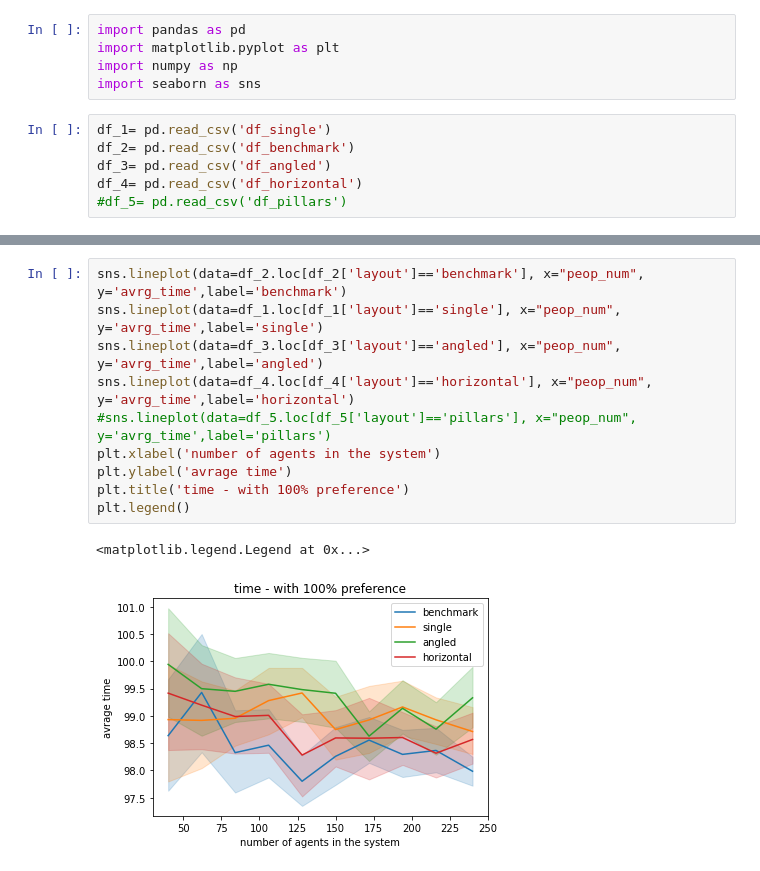
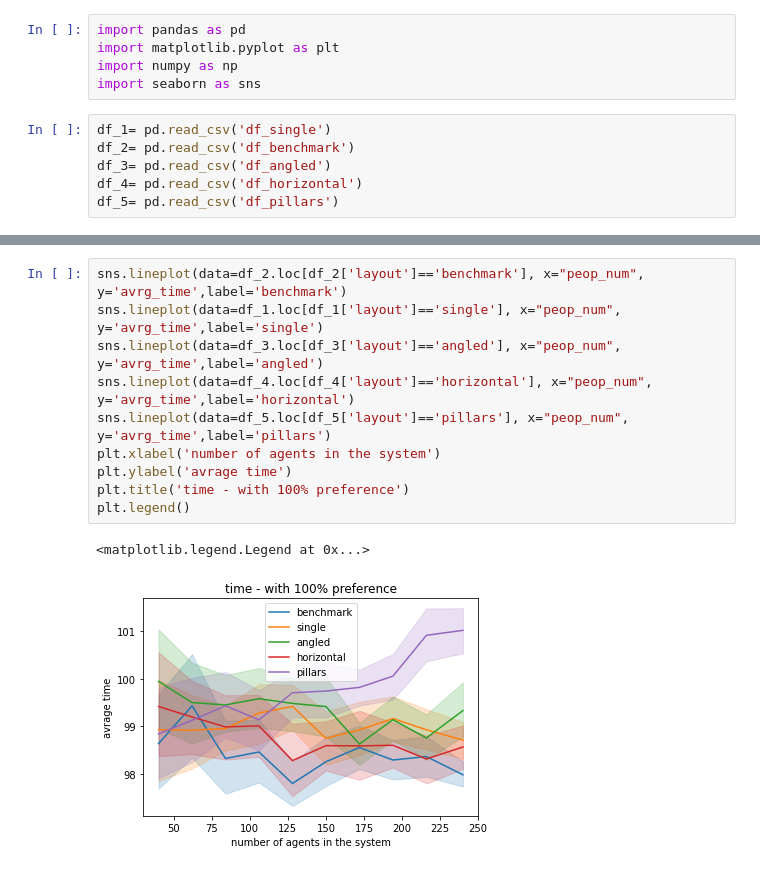
Before and after one commit to caterinaburanelli/CSS_socialforce, a Jupyter notebook: data_100/100% one side spawn.ipynb, the cells around one changed output, grey strips where cells are left out. Drawn from its saved outputs; the diff is of its cells as text.

```diff
--- a/data_100/100% one side spawn.ipynb
+++ b/data_100/100% one side spawn.ipynb
@@ -8,7 +8,7 @@ df_1= pd.read_csv('df_single')
 df_2= pd.read_csv('df_benchmark')
 df_3= pd.read_csv('df_angled')
 df_4= pd.read_csv('df_horizontal')
-#df_5= pd.read_csv('df_pillars')
+df_5= pd.read_csv('df_pillars')
 # %%
 sns.lineplot(data=df_2.loc[df_2['layout']=='benchmark'], x="peop_num", y='avrg_velocity',label='benchmark')
 sns.lineplot(data=df_1.loc[df_1['layout']=='single'], x="peop_num", y='avrg_velocity',label='single')
@@ -25,13 +25,13 @@ plt.legend()
 # %%
 sns.lineplot(data=df_2.loc[df_2['layout']=='benchmark'], x="peop_num", y='avrg_time',label='benchmark')
 sns.lineplot(data=df_1.loc[df_1['layout']=='single'], x="peop_num", y='avrg_time',label='single')
 sns.lineplot(data=df_3.loc[df_3['layout']=='angled'], x="peop_num", y='avrg_time',label='angled')
 sns.lineplot(data=df_4.loc[df_4['layout']=='horizontal'], x="peop_num", y='avrg_time',label='horizontal')
-#sns.lineplot(data=df_5.loc[df_5['layout']=='pillars'], x="peop_num", y='avrg_time',label='pillars')
+sns.lineplot(data=df_5.loc[df_5['layout']=='pillars'], x="peop_num", y='avrg_time',label='pillars')
 plt.xlabel('number of agents in the system')
 plt.ylabel('avrage time')
 plt.title('time - with 100% preference')
 plt.legend()
 # %% [output]
 <matplotlib.legend.Legend at 0x...>
-[figure, old version]
+[figure, new version]
```
Also changed, not shown: parts of 1 cell of this notebook, 3 other files.
